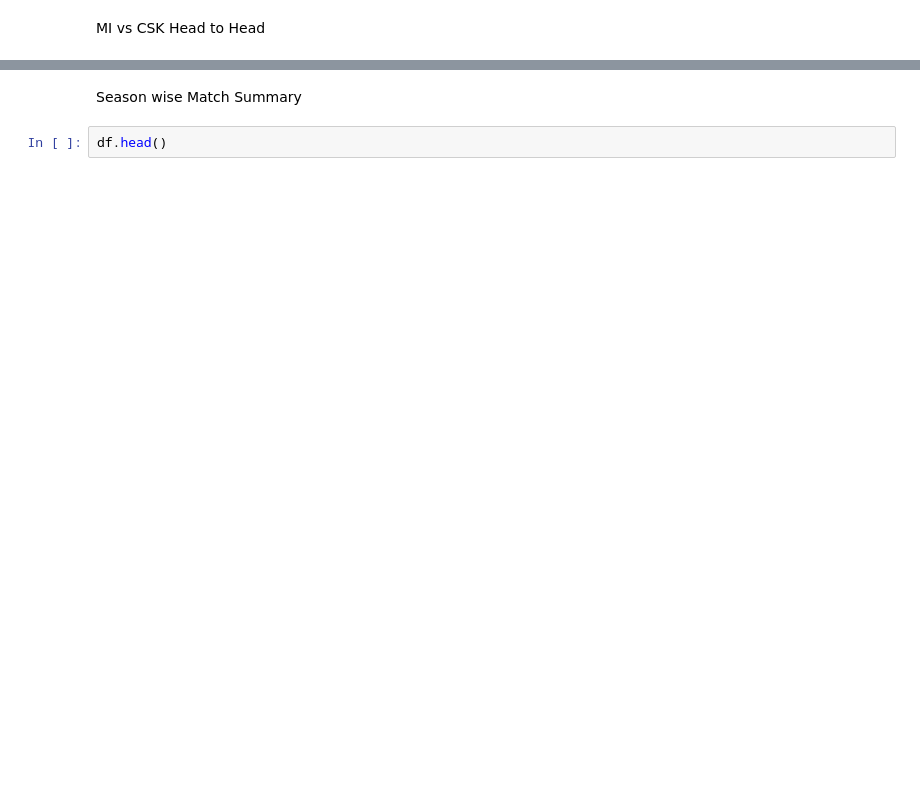
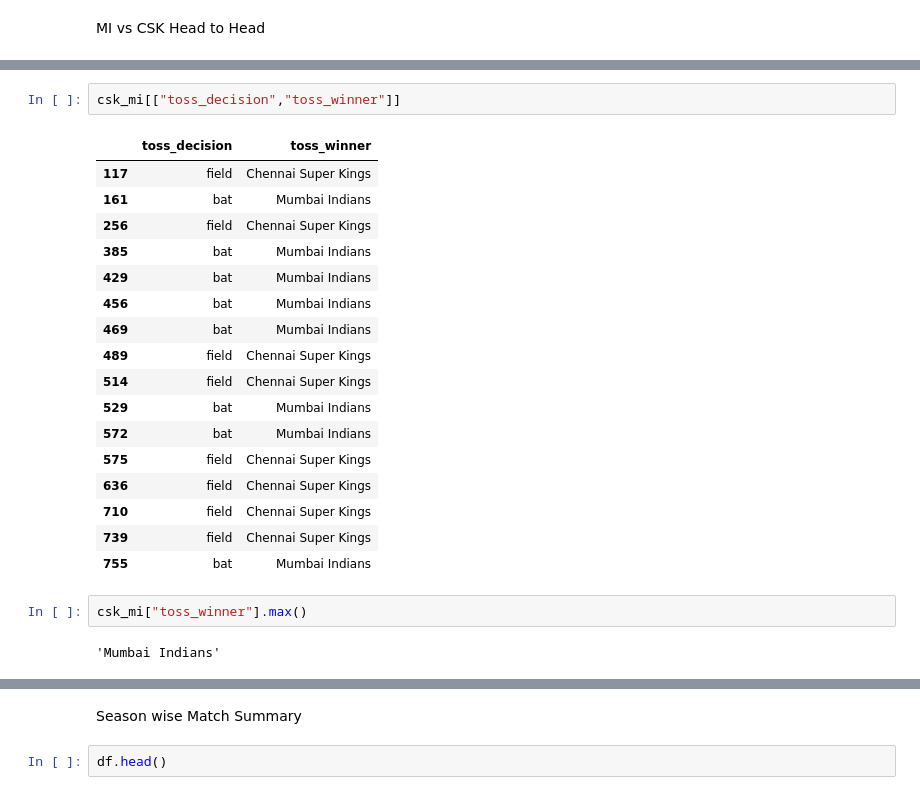
Before and after one commit to mukesh1996-ds/IPL-EDA, a Jupyter notebook: notebook.ipynb, the cells around one changed output, grey strips where cells are left out. Saved outputs shown, nothing was run; the diff lists cells and outputs as text; blank space fills up the shorter version.

```diff
--- a/notebook.ipynb
+++ b/notebook.ipynb
@@ -363,0 +408,24 @@ MI vs CSK Head to Head
+# %%
+csk_mi[["toss_decision","toss_winner"]]
+# %% [output]
+|  | toss_decision | toss_winner |
+| 117 | field | Chennai Super Kings |
+| 161 | bat | Mumbai Indians |
+| 256 | field | Chennai Super Kings |
+| 385 | bat | Mumbai Indians |
+| 429 | bat | Mumbai Indians |
+| 456 | bat | Mumbai Indians |
+| 469 | bat | Mumbai Indians |
+| 489 | field | Chennai Super Kings |
+| 514 | field | Chennai Super Kings |
+| 529 | bat | Mumbai Indians |
+| 572 | bat | Mumbai Indians |
+| 575 | field | Chennai Super Kings |
+| 636 | field | Chennai Super Kings |
+| 710 | field | Chennai Super Kings |
+| 739 | field | Chennai Super Kings |
+| 755 | bat | Mumbai Indians |
+# %%
+csk_mi["toss_winner"].max()
+# %% [output]
+'Mumbai Indians'
```
Also changed, not shown: parts of 4 cells of this notebook.
